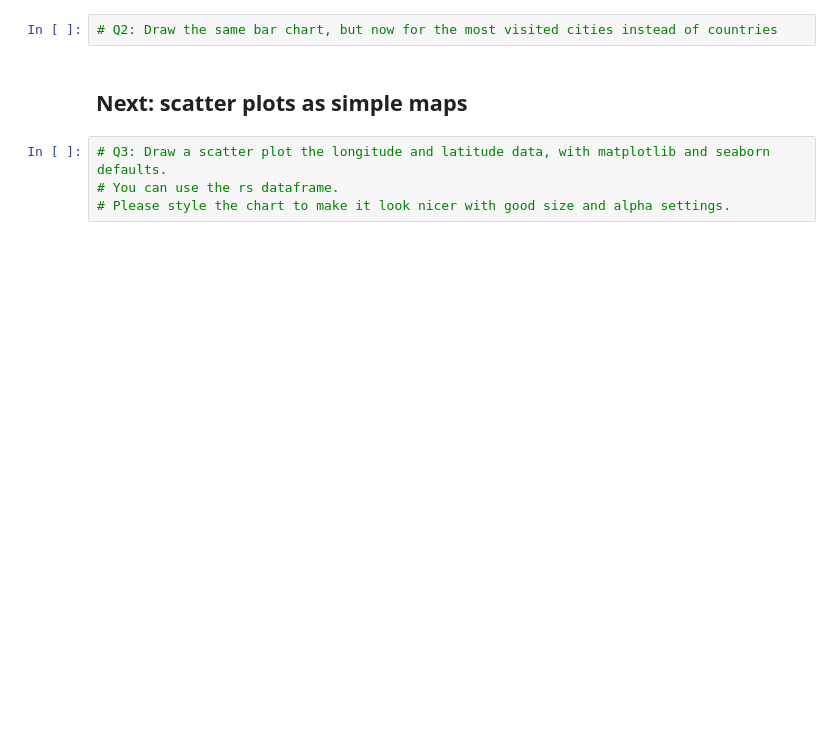
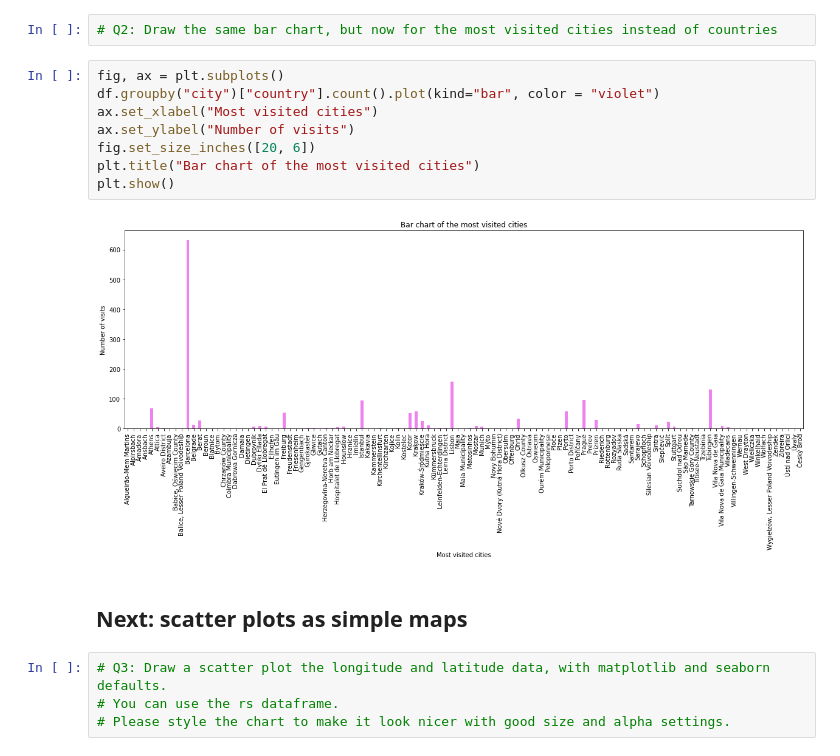
Before and after one commit to qszhao/PTUA2023, a Jupyter notebook: Lab06/Lab06_Visualization.ipynb, the cells around one changed output. Cells and saved outputs as stored; diff of their text form; blank space fills up the shorter version.

```diff
--- a/Lab06/Lab06_Visualization.ipynb
+++ b/Lab06/Lab06_Visualization.ipynb
@@ -52,5 +73,15 @@ Now you try: re-create the plot above, but make the bars orange with maroon edge
 # %%
 # Q2: Draw the same bar chart, but now for the most visited cities instead of countries
+# %%
+fig, ax = plt.subplots()
+df.groupby("city")["country"].count().plot(kind="bar", color = "violet")
+ax.set_xlabel("Most visited cities")
+ax.set_ylabel("Number of visits")
+fig.set_size_inches([20, 6])
+plt.title("Bar chart of the most visited cities")
+plt.show()
+# %% [output]
+[figure, added]
 # %% [markdown]
 ## Next: scatter plots as simple maps
 # %%
```
Also changed, not shown: parts of 14 cells of this notebook.
